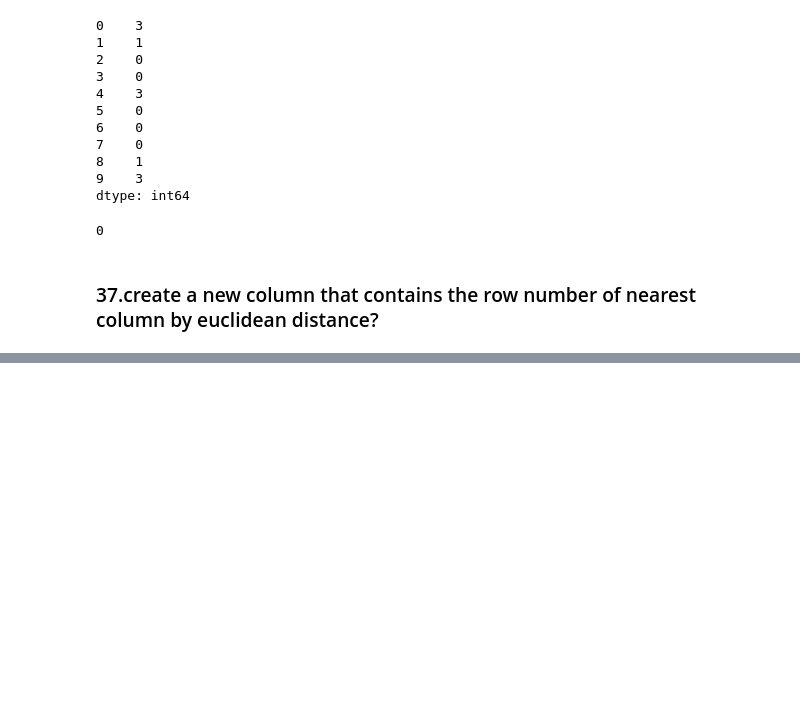
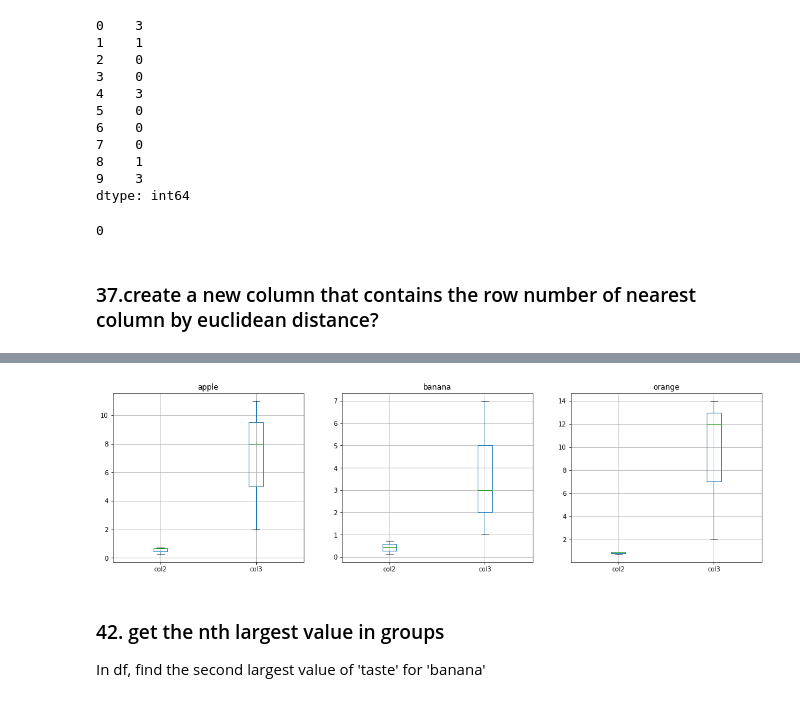
Before and after one commit to edging1218/CodingExercise, a Jupyter notebook: pandas_exercise.ipynb, the cells around one changed output, grey strips where cells are left out. Saved outputs shown, nothing was run; the diff lists cells and outputs as text; code cells hidden in the pictures; blank space fills up the shorter version.

```diff
--- a/pandas_exercise.ipynb
+++ b/pandas_exercise.ipynb
@@ -988,0 +1174,6 @@ df.apply(np.argmax, axis=1).value_counts().index[0]
+# %%
+df = pd.DataFrame({'col1': ['apple', 'banana', 'orange'] * 3,
+                   'col2': np.random.rand(9),
+                   'col3': np.random.randint(0, 15, 9)})
+
+df_grouped = df.groupby(['col1'])
@@ -988,0 +1199,11 @@ df.apply(np.argmax, axis=1).value_counts().index[0]
+# %%
+import matplotlib.pyplot as plt
+% matplotlib inline
+fig, ax = plt.subplots(1,3,figsize=(18, 5))
+df_grouped.boxplot(ax=ax)
+plt.show()
+# %% [output]
+[figure, added]
+# %% [markdown]
+### 42. get the nth largest value in groups
+In df, find the second largest value of 'taste' for 'banana'
```
Also changed, not shown: parts of 43 cells of this notebook, 1 other file.
